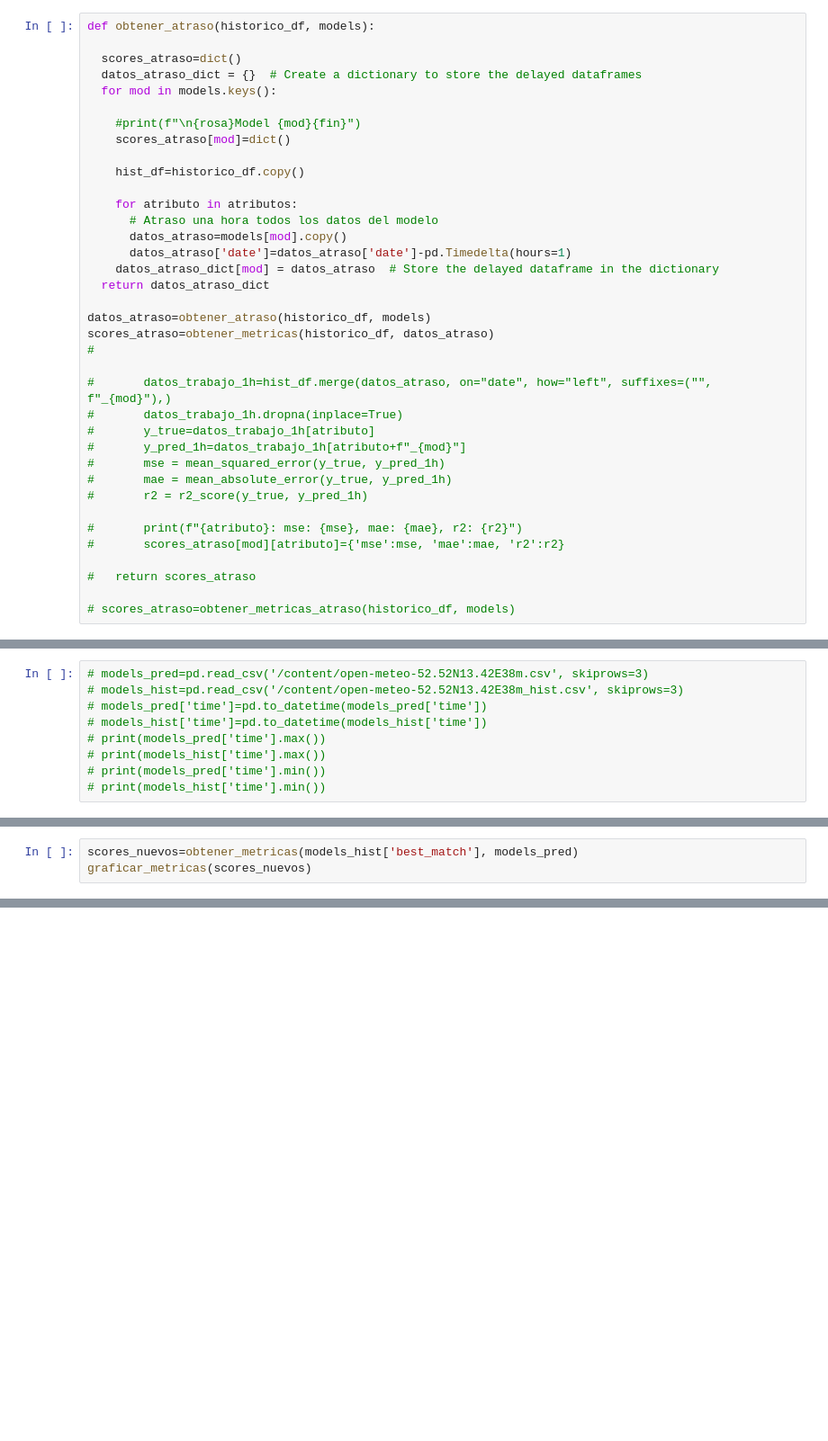
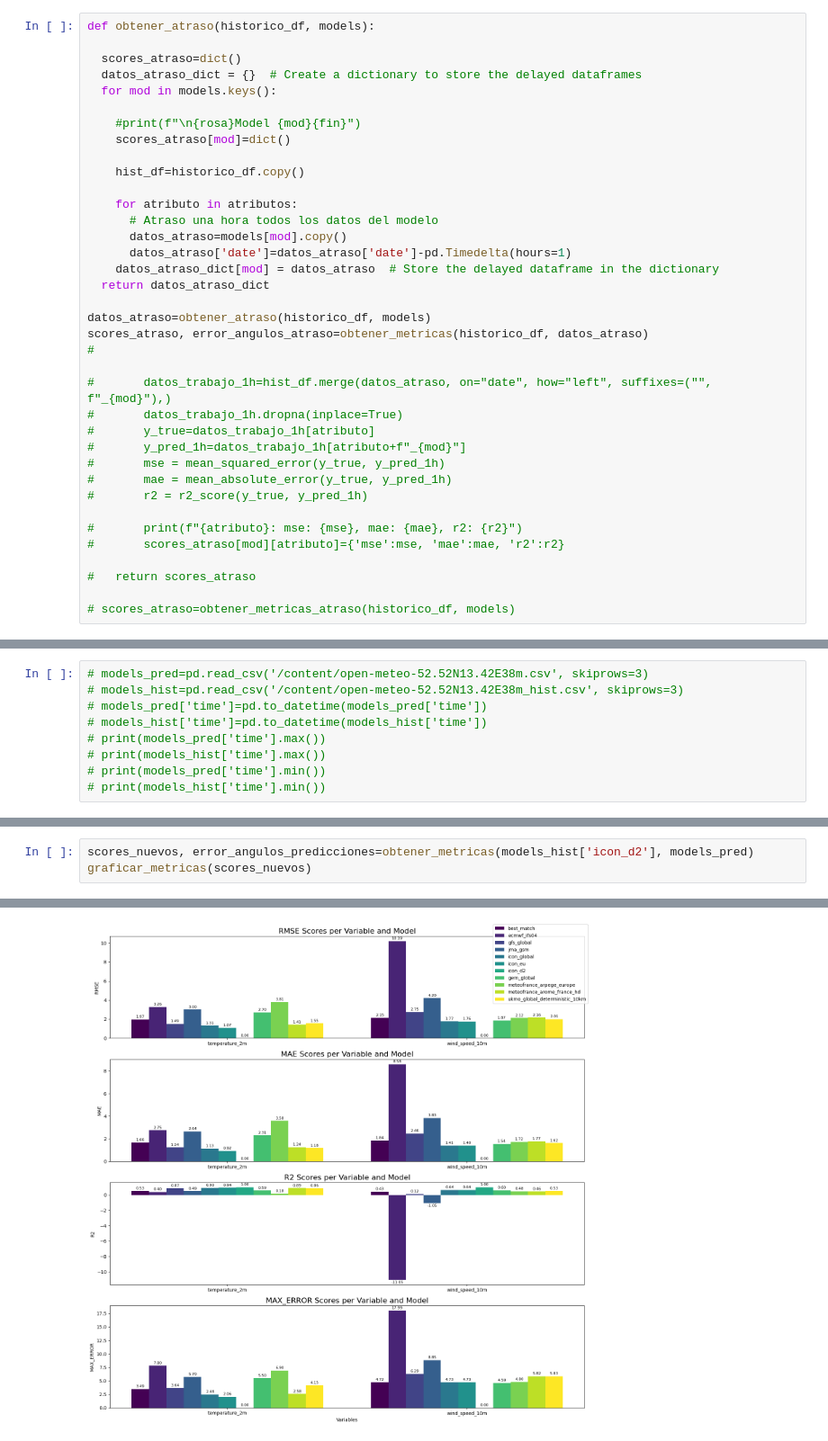
Before and after one commit to Lucia1009/TFG-Plataforma-para-la-prediccion-de-potencia-electrica-generada-en-parques-eolicos, a Jupyter notebook: modelos/Comparacion_modelos_series_temporales.ipynb, the cells around one changed output, grey strips where cells are left out. Shown at 90% size. Drawn from its saved outputs; the diff is of its cells as text; blank space fills up the shorter version.

```diff
--- a/modelos/Comparacion_modelos_series_temporales.ipynb
+++ b/modelos/Comparacion_modelos_series_temporales.ipynb
@@ -335,7 +364,7 @@ def obtener_atraso(historico_df, models):
   return datos_atraso_dict
 
 datos_atraso=obtener_atraso(historico_df, models)
-scores_atraso=obtener_metricas(historico_df, datos_atraso)
+scores_atraso, error_angulos_atraso=obtener_metricas(historico_df, datos_atraso)
 #
 
 #       datos_trabajo_1h=hist_df.merge(datos_atraso, on="date", how="left", suffixes=("", f"_{mod}"),)
@@ -554,3 +692,4 @@ models_pred['ecmwf_ifs04'].tail()
 # %%
-scores_nuevos=obtener_metricas(models_hist['best_match'], models_pred)
+scores_nuevos, error_angulos_predicciones=obtener_metricas(models_hist['icon_d2'], models_pred)
 graficar_metricas(scores_nuevos)
+# %% [output]
@@ -557,3 +714,4 @@ graficar_metricas(scores_nuevos)
+[figure, added]
 # %%
 scores_probando_mejor=dict()
 for mod in models_hist.keys():
```
Also changed, not shown: parts of 19 cells of this notebook.
